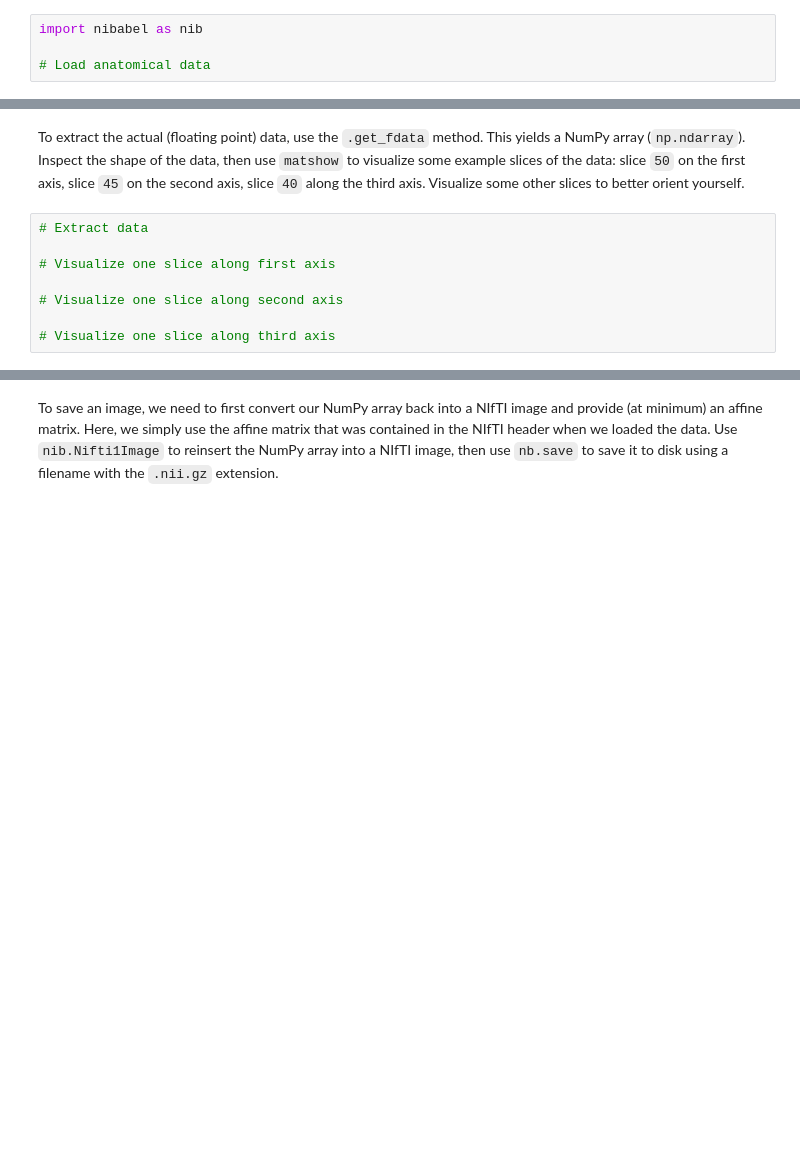
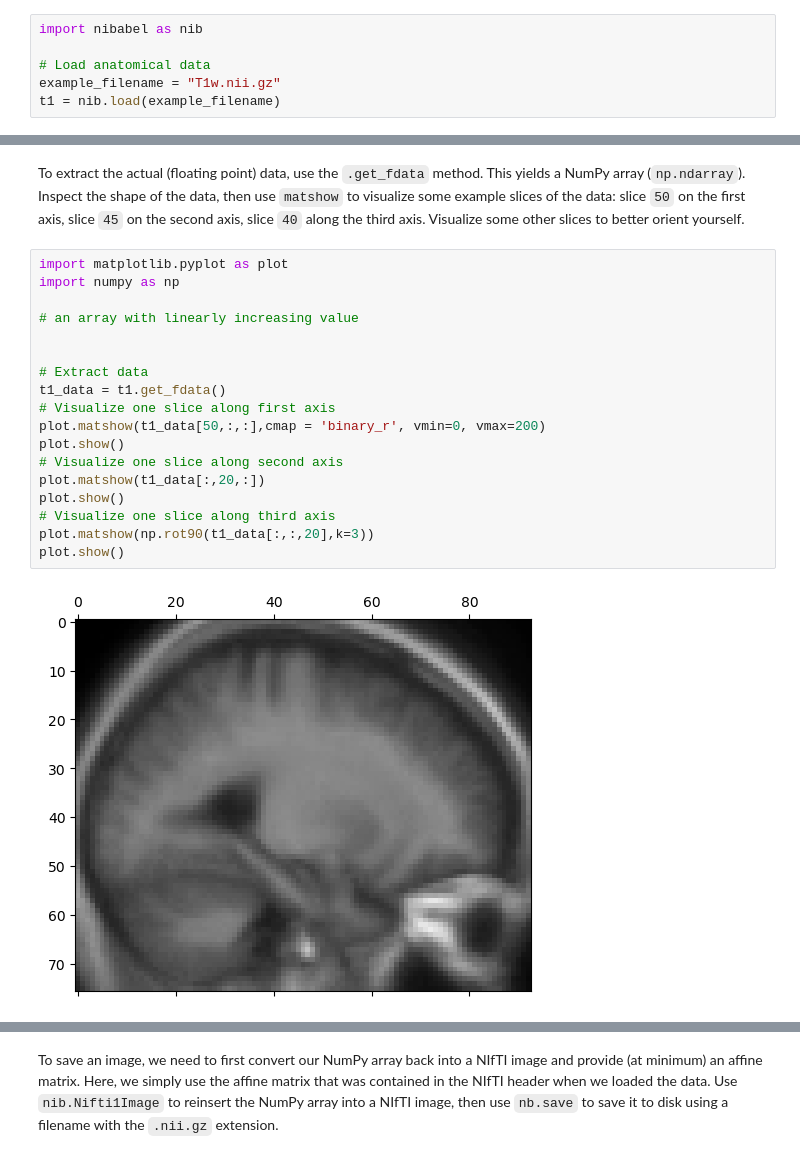
Before and after one commit to yunchang-z/neu502b-lab, a Jupyter notebook: fmri-00/fmri-00-introduction.ipynb, the cells around one changed output, grey strips where cells are left out. Drawn from its saved outputs; the diff is of its cells as text; blank space fills up the shorter version.

```diff
--- a/fmri-00/fmri-00-introduction.ipynb
+++ b/fmri-00/fmri-00-introduction.ipynb
@@ -72,3 +76,5 @@ The `nibabel` package is widely used for reading/writing fMRI data. Run `pip ins
 import nibabel as nib
 
 # Load anatomical data
+example_filename = "T1w.nii.gz"
+t1 = nib.load(example_filename)
@@ -81,10 +110,22 @@ This structural image is stored in the widely-used (g-zipped) [NIfTI](https://ni
 # %% [markdown]
 To extract the actual (floating point) data, use the `.get_fdata` method. This yields a NumPy array (`np.ndarray`). Inspect the shape of the data, then use `matshow` to visualize some example slices of the data: slice `50` on the first axis, slice `45` on the second axis, slice `40` along the third axis. Visualize some other slices to better orient yourself.
 # %%
+import matplotlib.pyplot as plot
+import numpy as np
+
+# an array with linearly increasing value
+
+
 # Extract data
-
+t1_data = t1.get_fdata()
 # Visualize one slice along first axis
-
+plot.matshow(t1_data[50,:,:],cmap = 'binary_r', vmin=0, vmax=200)
+plot.show()
 # Visualize one slice along second axis
-
+plot.matshow(t1_data[:,20,:])
+plot.show()
 # Visualize one slice along third axis
+plot.matshow(np.rot90(t1_data[:,:,20],k=3))
+plot.show()
+# %% [output]
+[figure, added]
```
Also changed, not shown: parts of 10 cells of this notebook, 1 other file.
